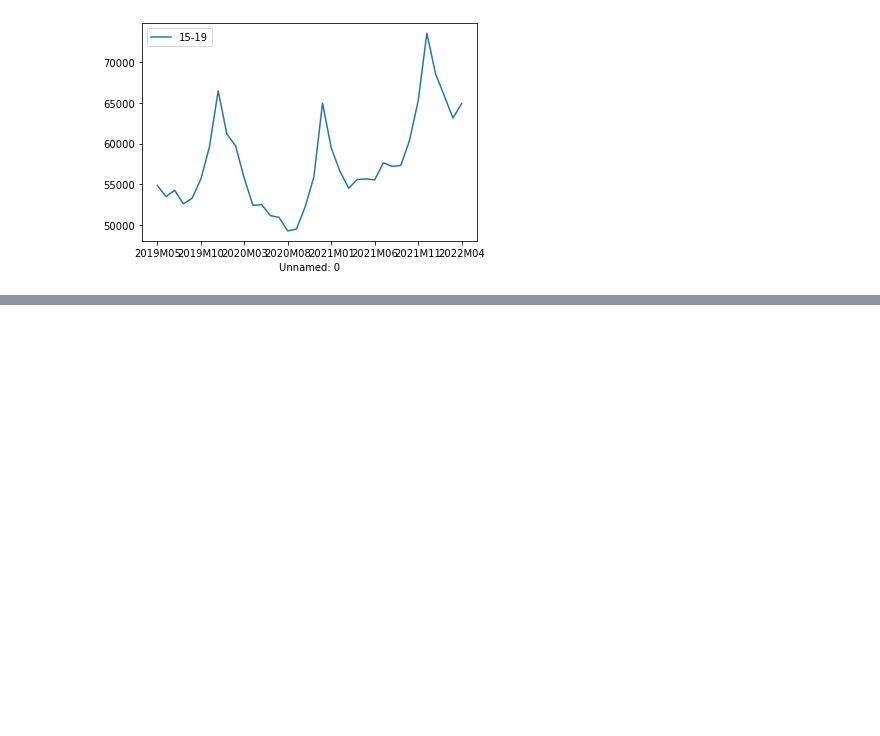
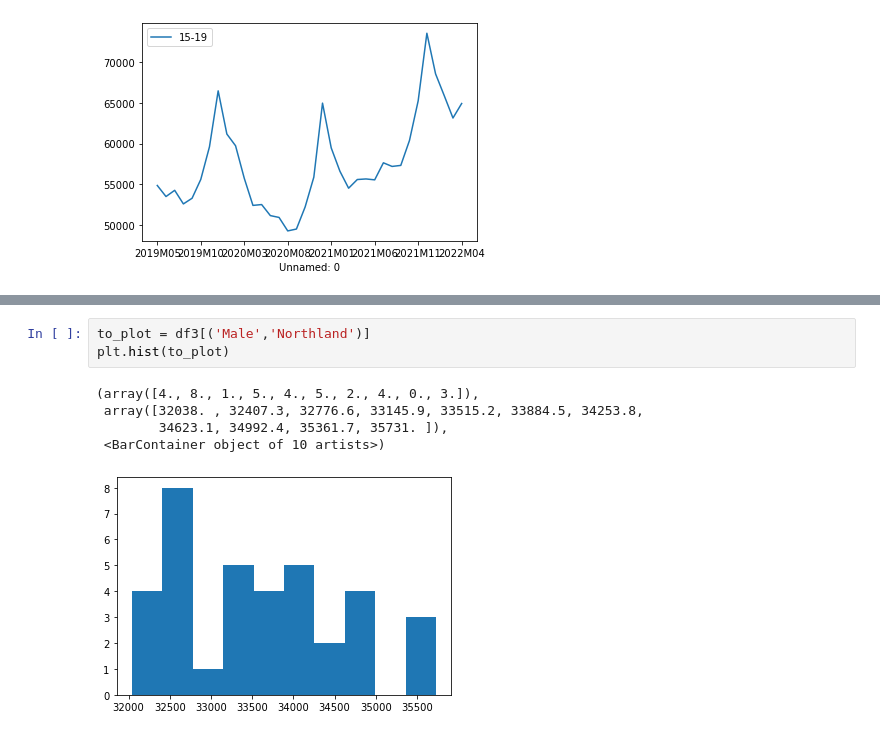
Before and after one commit to rachnanathan/new-project, a Jupyter notebook: Project 1.ipynb, the cells around one changed output, grey strips where cells are left out. Cells and saved outputs as stored; diff of their text form; blank space fills up the shorter version.

```diff
--- a/Project 1.ipynb
+++ b/Project 1.ipynb
@@ -314,0 +347,9 @@ import matplotlib.pyplot as plt
+# %%
+to_plot = df3[('Male','Northland')]
+plt.hist(to_plot)
+# %% [output]
+(array([4., 8., 1., 5., 4., 5., 2., 4., 0., 3.]),
+ array([32038. , 32407.3, 32776.6, 33145.9, 33515.2, 33884.5, 34253.8,
+        34623.1, 34992.4, 35361.7, 35731. ]),
+ <BarContainer object of 10 artists>)
+[figure, added]
```
Also changed, not shown: parts of 15 cells of this notebook.
